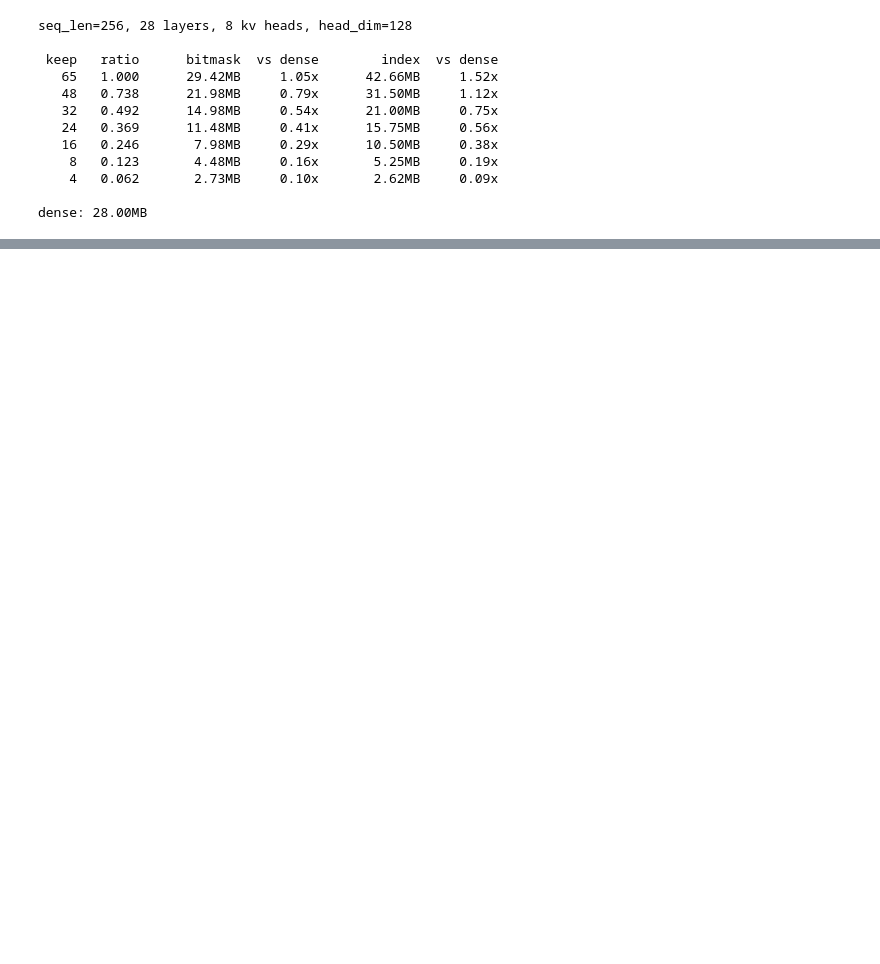
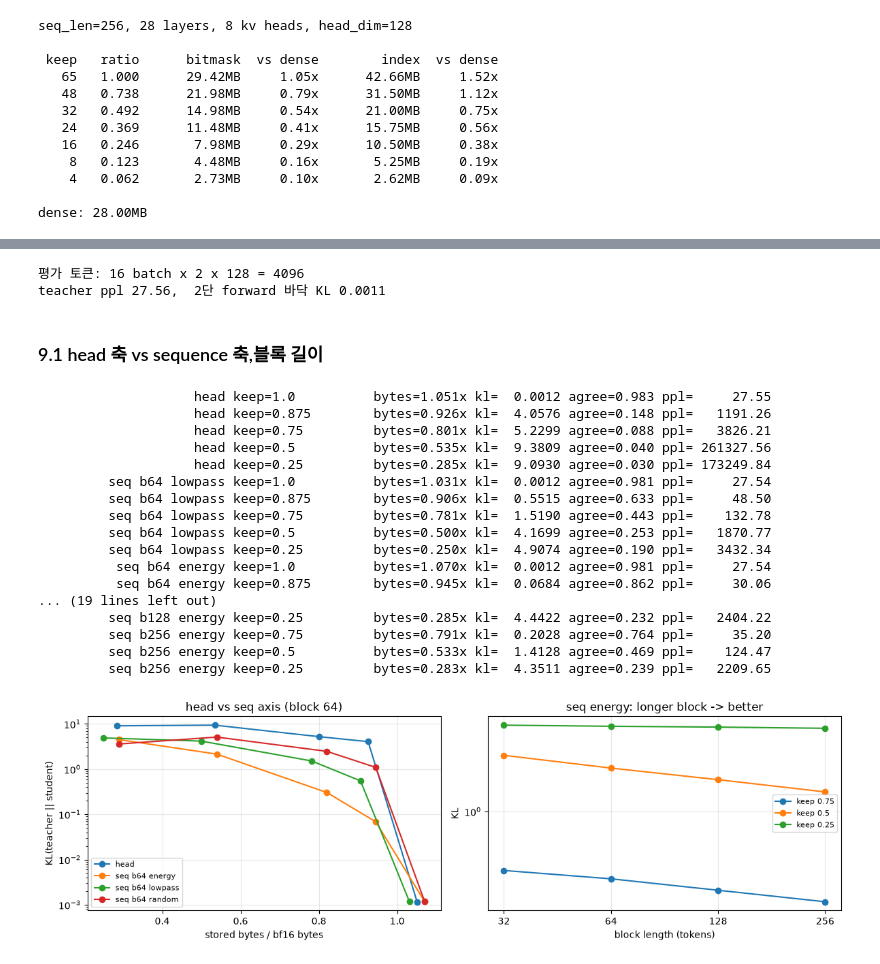
Before and after one commit to ByeonggeonGo/vllm-custom-kv-codec-k8v4, a Jupyter notebook: fft_kv_compression.ipynb, the cells around one changed output, grey strips where cells are left out. Drawn from its saved outputs; the diff is of its cells as text; code cells hidden in the pictures; blank space fills up the shorter version.

```diff
--- a/fft_kv_compression.ipynb
+++ b/fft_kv_compression.ipynb
@@ -790,0 +830,75 @@ teacher perplexity: 36.46
+# %%
+from custom_layers import SeqFreqSelector
+
+# 블록 256까지 시험할 수 있도록 문맥 640 = 압축 구간 512 + 평가 구간 128
+LONG_LEN, PREFIX = 640, 512
+long_batches = tools.make_batches(tok, text, seq_len=LONG_LEN, batch_size=2,
+                                  n_batches=100, device=model.device)
+long_train, long_val = long_batches[:84], long_batches[-16:]
+
+off = tools.evaluate_prefix(model, long_val, PREFIX, mode="off")
+print(f"평가 토큰: {len(long_val)} batch x 2 x {LONG_LEN - PREFIX} = {len(long_val) * 2 * (LONG_LEN - PREFIX)}")
+print(f"teacher ppl {off['ppl_teacher']:.2f},  2단 forward 바닥 KL {off['kl']:.4f}")
+
+all_rows = []          # 10절 종합용 측정 전체
+def keep_rows(rows, family):
+    for r in rows:
+        r["family"] = family
+    all_rows.extend(rows)
+    return rows
+# %% [output]
+평가 토큰: 16 batch x 2 x 128 = 4096
+teacher ppl 27.56,  2단 forward 바닥 KL 0.0011
+# %% [markdown]
+### 9.1 head 축 vs sequence 축,블록 길이
+# %%
+R = (1.0, 0.875, 0.75, 0.5, 0.25)
+rows_axis = keep_rows(tools.sweep_prefix(model, long_val, PREFIX, R, ("head",)), "head")
+rows_axis += keep_rows(tools.sweep_prefix(model, long_val, PREFIX, R, ("lowpass", "energy", "random"),
+                                          label="seq b64", block=64), "seq")
+rows_axis += keep_rows(tools.sweep_prefix(model, long_val, PREFIX, (0.75, 0.5), ("energy",),
+                                          label="seq b64 preRoPE", block=64, pre_rope=True), "seq")
+
+print()
+BLOCKS = (32, 64, 128, 256)
+rows_block = []
+for blk in BLOCKS:
+    rows_block += keep_rows(tools.sweep_prefix(model, long_val, PREFIX, (0.75, 0.5, 0.25), ("energy",),
+                                               label=f"seq b{blk}", block=blk), "seq")
+
+fig, axes = plt.subplots(1, 2, figsize=(12, 3.8))
+tools.plot_tradeoff([r for r in rows_axis if "preRoPE" not in r["mode"]], x="bytes", ax=[axes[0], axes[1]])
+axes[1].clear()
+for keep in (0.75, 0.5, 0.25):
+    sel = [r for r in rows_block if r["keep_ratio"] == keep]
+    axes[1].plot([r["block"] for r in sel], [r["kl"] for r in sel], "o-", label=f"keep {keep}")
+axes[0].set(xlabel="stored bytes / bf16 bytes", title="head vs seq axis (block 64)")
+axes[1].set(xscale="log", yscale="log", xlabel="block length (tokens)", ylabel="KL",
+            title="seq energy: longer block -> better")
+axes[1].set_xticks(BLOCKS, [str(b) for b in BLOCKS])
+axes[1].minorticks_off()
+for a in axes:
+    a.grid(alpha=0.3)
+    a.legend(fontsize=8)
+plt.tight_layout()
+plt.show()
+BLOCK = 256   # (9.1에서 가장 좋았던 값)
+# %% [output]
+                    head keep=1.0          bytes=1.051x kl=  0.0012 agree=0.983 ppl=     27.55
+                    head keep=0.875        bytes=0.926x kl=  4.0576 agree=0.148 ppl=   1191.26
+                    head keep=0.75         bytes=0.801x kl=  5.2299 agree=0.088 ppl=   3826.21
+                    head keep=0.5          bytes=0.535x kl=  9.3809 agree=0.040 ppl= 261327.56
+                    head keep=0.25         bytes=0.285x kl=  9.0930 agree=0.030 ppl= 173249.84
+         seq b64 lowpass keep=1.0          bytes=1.031x kl=  0.0012 agree=0.981 ppl=     27.54
+         seq b64 lowpass keep=0.875        bytes=0.906x kl=  0.5515 agree=0.633 ppl=     48.50
+         seq b64 lowpass keep=0.75         bytes=0.781x kl=  1.5190 agree=0.443 ppl=    132.78
+         seq b64 lowpass keep=0.5          bytes=0.500x kl=  4.1699 agree=0.253 ppl=   1870.77
+         seq b64 lowpass keep=0.25         bytes=0.250x kl=  4.9074 agree=0.190 ppl=   3432.34
+          seq b64 energy keep=1.0          bytes=1.070x kl=  0.0012 agree=0.981 ppl=     27.54
+          seq b64 energy keep=0.875        bytes=0.945x kl=  0.0684 agree=0.862 ppl=     30.06
+... (19 lines left out)
+         seq b128 energy keep=0.25         bytes=0.285x kl=  4.4422 agree=0.232 ppl=   2404.22
+         seq b256 energy keep=0.75         bytes=0.791x kl=  0.2028 agree=0.764 ppl=     35.20
+         seq b256 energy keep=0.5          bytes=0.533x kl=  1.4128 agree=0.469 ppl=    124.47
+         seq b256 energy keep=0.25         bytes=0.283x kl=  4.3511 agree=0.239 ppl=   2209.65
+[figure, added]
```
Also changed, not shown: parts of 39 cells of this notebook, 10 other files.
